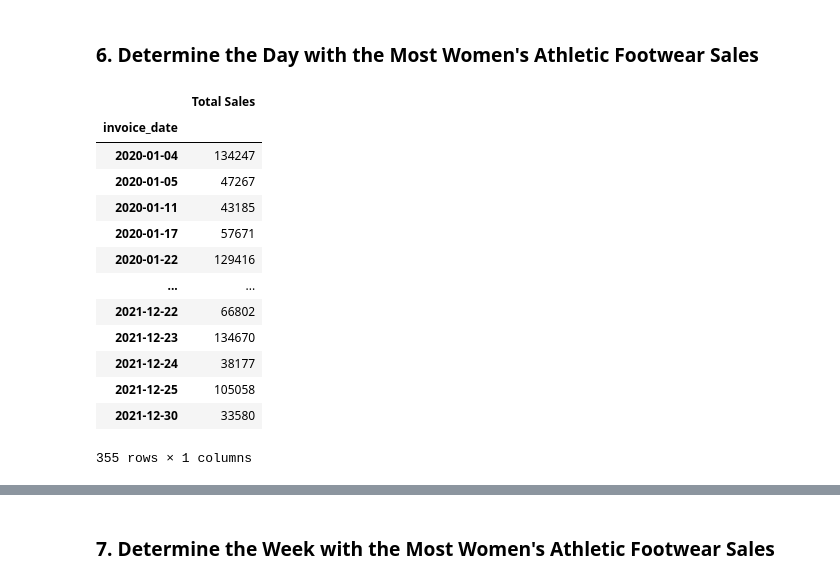
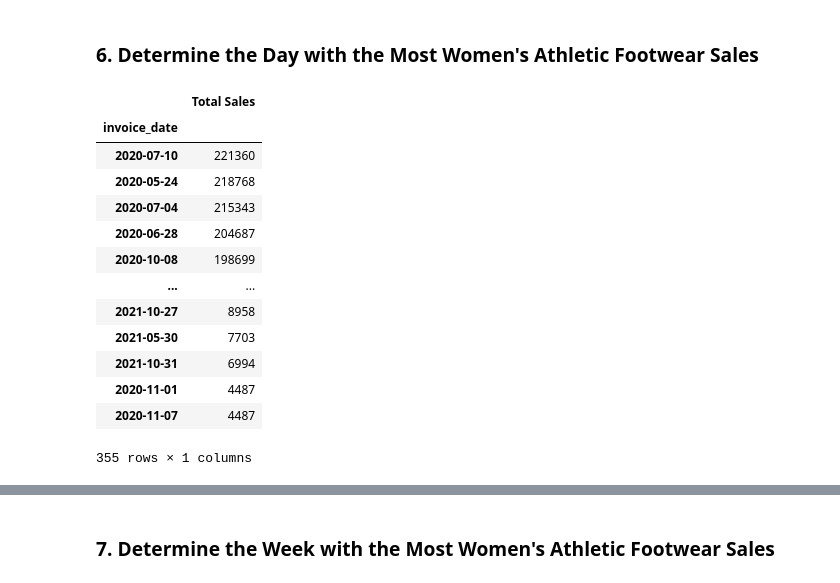
Before and after one commit to Dragon9804/athletic_sales_analysis, a Jupyter notebook: athletic_sales_analysis.ipynb, the cells around one changed output, grey strips where cells are left out. Saved outputs shown, nothing was run; the diff lists cells and outputs as text; code cells hidden in the pictures.

```diff
--- a/athletic_sales_analysis.ipynb
+++ b/athletic_sales_analysis.ipynb
@@ -389,26 +389,27 @@ womens_salesp_df.head(5)
 # %%
 # Create a pivot table with the 'invoice_date' column is the index, and the "total_sales" as the values.
 womens_salesd_df = Womens_filter_df.pivot_table(index = 'invoice_date', values = 'total_sales')
 womens_salesd_df['total_sales'] = womens_salesd_df['total_sales'].astype(int)
 # Optional: Rename the "total_sales" column to "Total Sales"
 womens_salesd_df = womens_salesd_df.rename(columns = {'total_sales':'Total Sales'})
 
 # Show the table.
+womens_salesd_df = womens_salesd_df.sort_values(by = 'Total Sales', ascending=False)
 womens_salesd_df
 # %% [output]
 |  | Total Sales |
 | invoice_date |  |
-| 2020-01-04 | 134247 |
-| 2020-01-05 | 47267 |
-| 2020-01-11 | 43185 |
-| 2020-01-17 | 57671 |
-| 2020-01-22 | 129416 |
+| 2020-07-10 | 221360 |
+| 2020-05-24 | 218768 |
+| 2020-07-04 | 215343 |
+| 2020-06-28 | 204687 |
+| 2020-10-08 | 198699 |
 | ... | ... |
-| 2021-12-22 | 66802 |
-| 2021-12-23 | 134670 |
-| 2021-12-24 | 38177 |
-| 2021-12-25 | 105058 |
-| 2021-12-30 | 33580 |
+| 2021-10-27 | 8958 |
+| 2021-05-30 | 7703 |
+| 2021-10-31 | 6994 |
+| 2020-11-01 | 4487 |
+| 2020-11-07 | 4487 |
 355 rows × 1 columns
 # %%
 # Resample the pivot table into daily bins, and get the total sales for each day.
```
Also changed, not shown: parts of 1 cell of this notebook.
